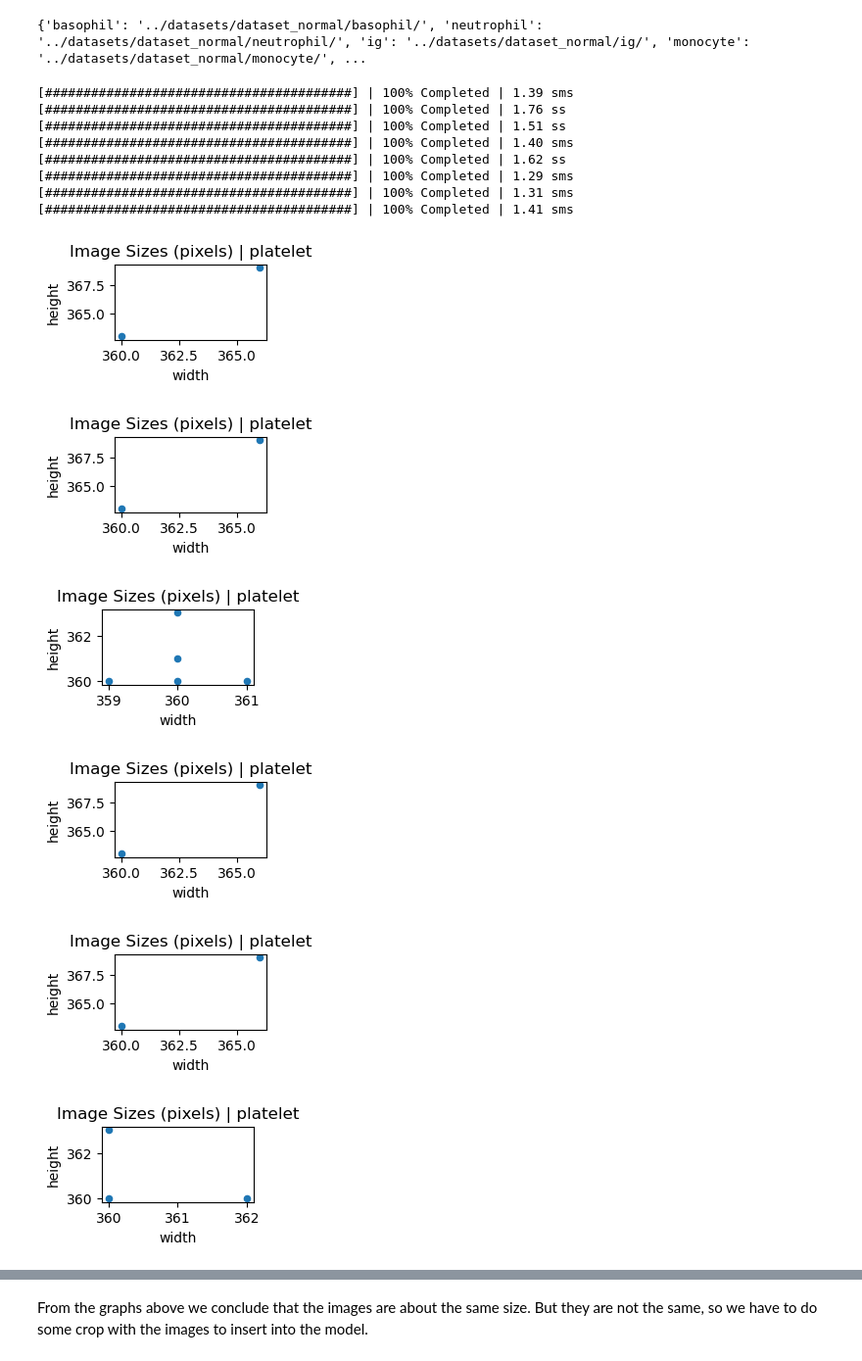
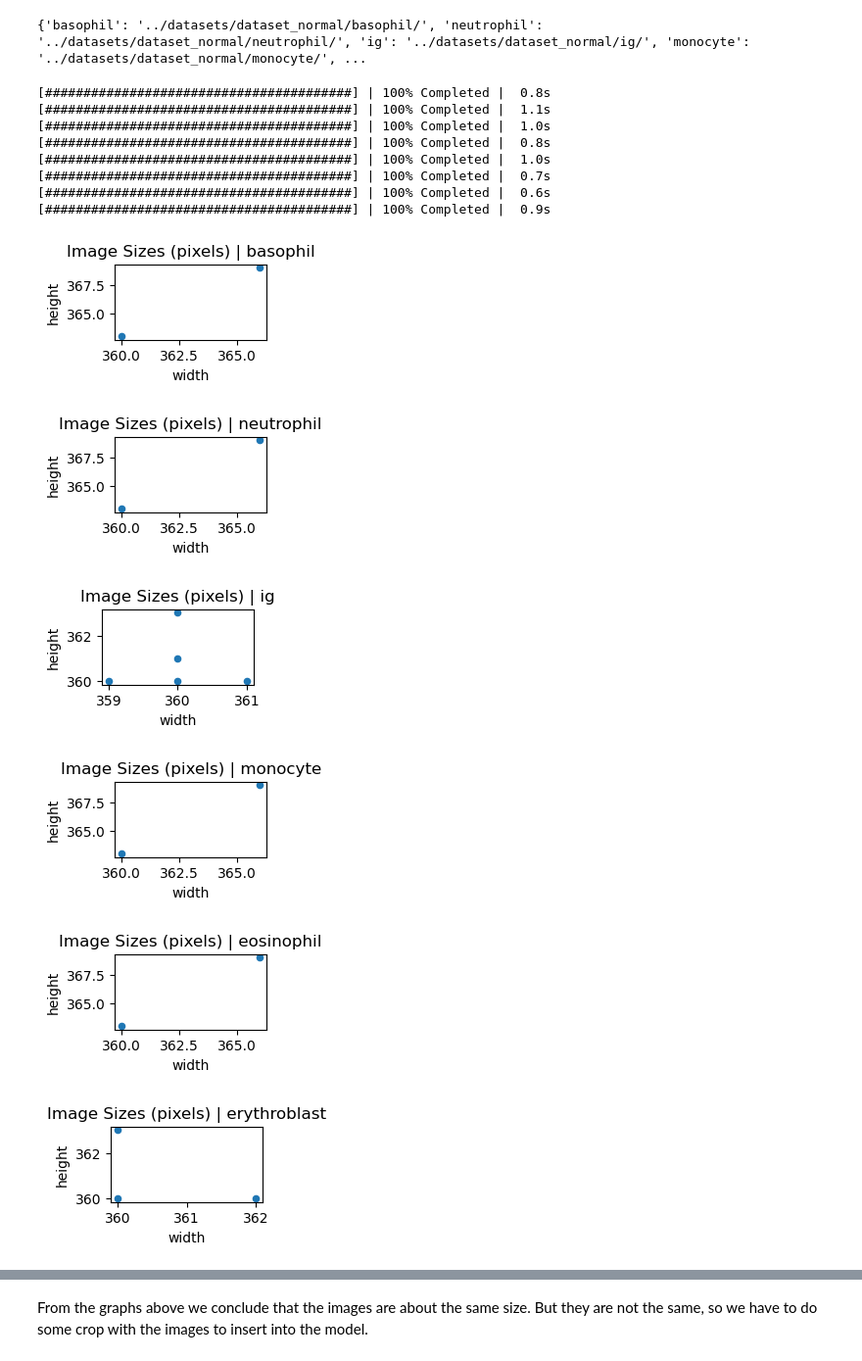
Before and after one commit to ottospiga/blood_cell_classification, a Jupyter notebook: notebooks/01-EDA.ipynb, the cells around one changed output, grey strips where cells are left out. Shown at 98% size. Drawn from its saved outputs; the diff is of its cells as text; code cells hidden in the pictures.

Commit message:
Add: plotting images on EDA

```diff
--- a/notebooks/01-EDA.ipynb
+++ b/notebooks/01-EDA.ipynb
@@ -154,30 +152,30 @@ def get_dims(file):
 # %%
 from dask import bag, diagnostics
 
 for i,e in directories.items():
     filepath = e
     filelist = [filepath + f for f in os.listdir(filepath)]
     dims = bag.from_sequence(filelist).map(get_dims)
     with diagnostics.ProgressBar():
         dims = dims.compute()
         dim_df = pd.DataFrame(dims, columns=['height', 'width'])
         sizes = dim_df.groupby(['height', 'width']).size().reset_index().rename(columns={0:'count'})
         sizes.plot.scatter(x='width', y='height',
                            figsize=(2, 1)
                           );
-        plt.title('Image Sizes (pixels) | {}'.format(n))
+        plt.title('Image Sizes (pixels) | {}'.format(i))
 # %% [output]
-[########################################] | 100% Completed | 1.39 sms
-[########################################] | 100% Completed | 1.76 ss
-[########################################] | 100% Completed | 1.51 ss
-[########################################] | 100% Completed | 1.40 sms
-[########################################] | 100% Completed | 1.62 ss
-[########################################] | 100% Completed | 1.29 sms
-[########################################] | 100% Completed | 1.31 sms
-[########################################] | 100% Completed | 1.41 sms
+[########################################] | 100% Completed |  0.8s
+[########################################] | 100% Completed |  1.1s
+[########################################] | 100% Completed |  1.0s
+[########################################] | 100% Completed |  0.8s
+[########################################] | 100% Completed |  1.0s
+[########################################] | 100% Completed |  0.7s
+[########################################] | 100% Completed |  0.6s
+[########################################] | 100% Completed |  0.9s
-[figure, old version]
+[figure, new version]
-[figure, old version]
+[figure, new version]
-[figure, old version]
+[figure, new version]
-[figure, old version]
+[figure, new version]
-[figure, old version]
+[figure, new version]
-[figure, old version]
+[figure, new version]
```
Also changed, not shown: parts of 3 cells of this notebook, 1 other file.
